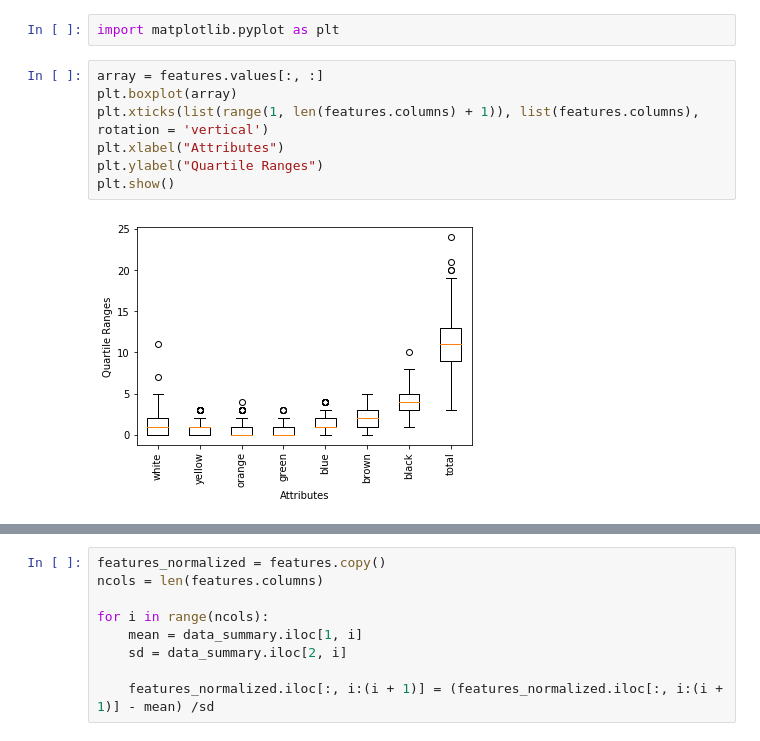
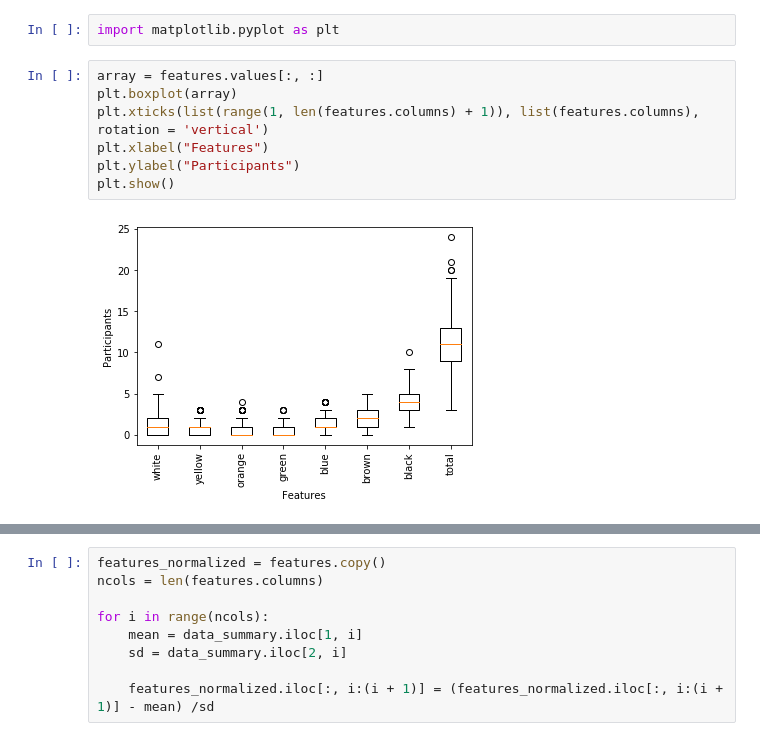
Before and after one commit to felixjohanlehmann/Data-Science, a Jupyter notebook: training_participation.ipynb, the cells around one changed output, grey strips where cells are left out. Cells and saved outputs as stored; diff of their text form.

```diff
--- a/training_participation.ipynb
+++ b/training_participation.ipynb
@@ -103,9 +103,9 @@ import matplotlib.pyplot as plt
 # %%
 array = features.values[:, :]
 plt.boxplot(array)
 plt.xticks(list(range(1, len(features.columns) + 1)), list(features.columns), rotation = 'vertical')
-plt.xlabel("Attributes")
-plt.ylabel("Quartile Ranges")
+plt.xlabel("Features")
+plt.ylabel("Participants")
 plt.show()
 # %% [output]
-[figure, old version]
+[figure, new version]
```
Also changed, not shown: parts of 12 cells of this notebook.
